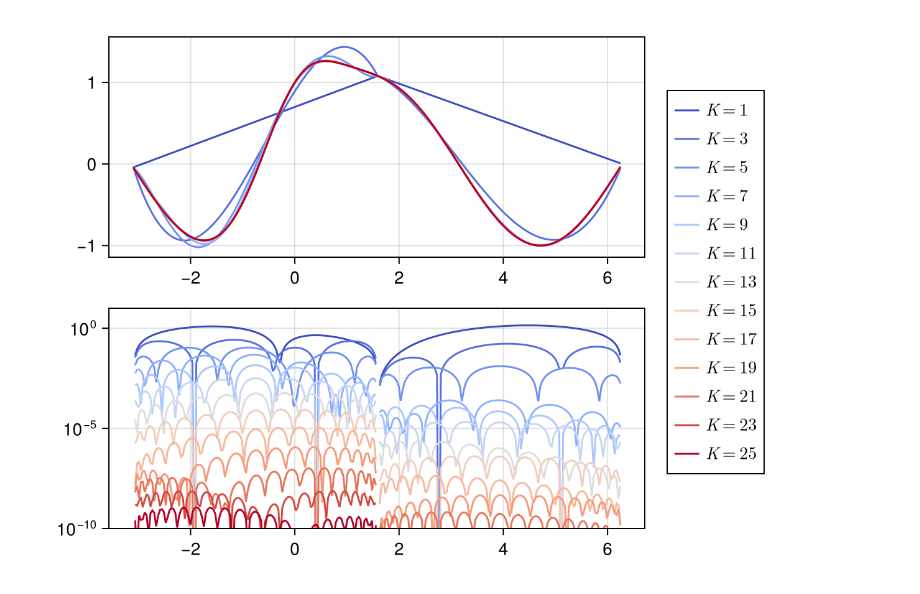
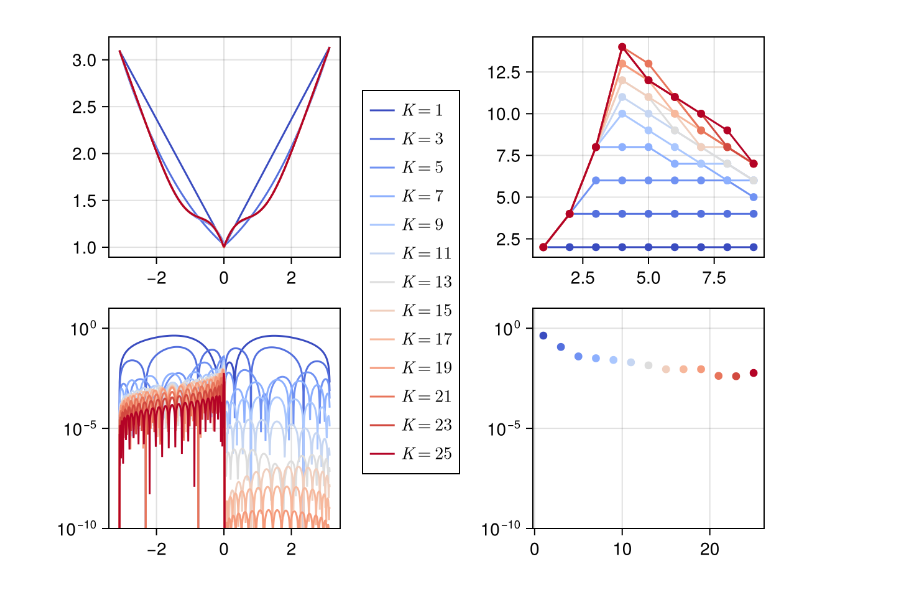
Before and after one commit to tensor4all/PolynomialQTT.jl, a Jupyter notebook: notebook/interpolativedecomp.ipynb, the cells around one changed output. Saved outputs shown, nothing was run; the diff lists cells and outputs as text; code cells hidden in the pictures.

```diff
--- a/notebook/interpolativedecomp.ipynb
+++ b/notebook/interpolativedecomp.ipynb
@@ -14,29 +16,34 @@ Status `~/src/TCI/PolynomialQTT/Project.toml`
 # %%
-R = 8
-a, b = -3.1, 2pi
-f(x) = sin(x) + exp(-x^2)
+R = 10
+a, b = -3.1, float(pi)
+f(x) = exp(-x^2) + abs(x)
 Kmax = 25
 
 grid = QG.DiscretizedGrid{1}(R, a, b)
 
 plotquantics = QG.grididx_to_quantics.(Ref(grid), 1:2^R)
 plotx = QG.grididx_to_origcoord.(Ref(grid), 1:2^R)
 origdata = f.(plotx)
 
 fig = Figure()
 ax = Axis(fig[1, 1])
 axerr = Axis(fig[2, 1], yscale=log10)
+axbonddim = Axis(fig[1, 3])
+axerrK = Axis(fig[2, 3], yscale=log10)
 lines!(ax, plotx, origdata)
 
 for K in 1:2:Kmax
     tt = PolynomialQTT.interpolatesinglescale(f, a, b, R, K)
     ttdata = tt.(plotquantics)
     colorkwargs = (:color=>K, :colorrange=>(1, Kmax), :colormap=>:coolwarm)
     lines!(ax, plotx, ttdata, label=L"K=%$K"; colorkwargs...)
     lines!(axerr, plotx, abs.(ttdata .- origdata); colorkwargs...)
+    scatterlines!(axbonddim, 1:R-1, TCI.linkdims(tt); colorkwargs...)
+    scatter!(axerrK, K, maximum(abs, ttdata .- origdata); colorkwargs...)
 end
 Legend(fig[1:2, 2], ax)
 ylims!(axerr, 1e-10, 1e1)
+ylims!(axerrK, 1e-10, 1e1)
 fig
 # %% [output]
-[figure, old version]
+[figure, new version]
```
Also changed, not shown: parts of 1 cell of this notebook, 3 other files.
